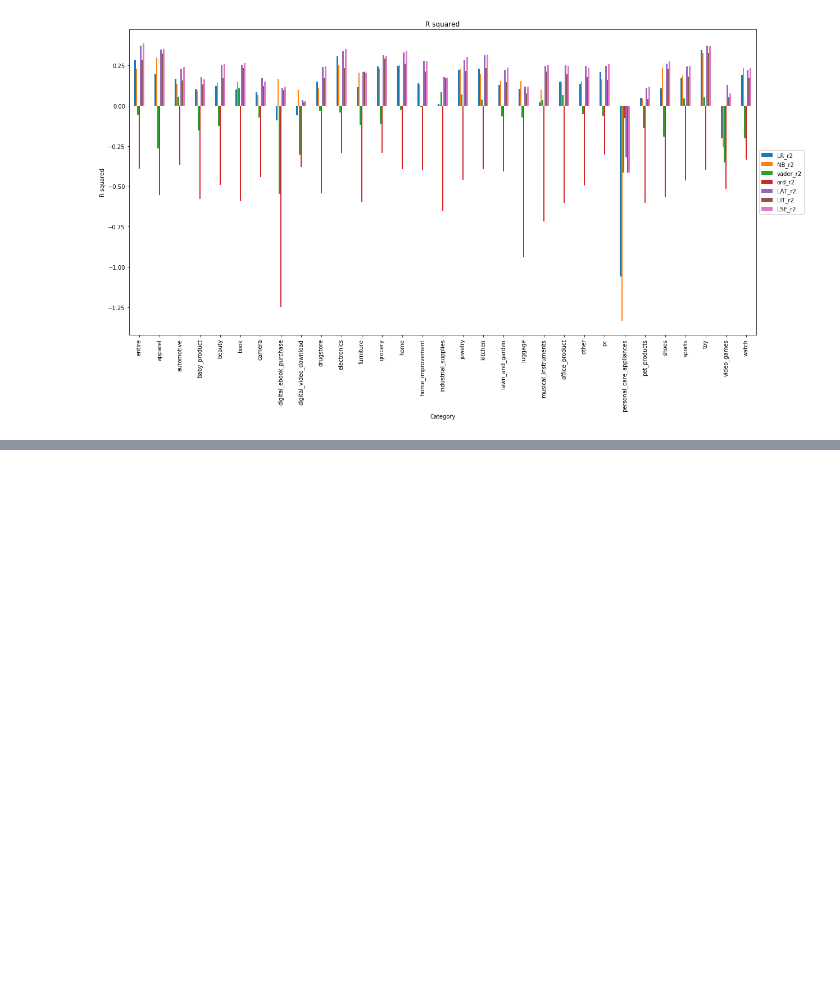
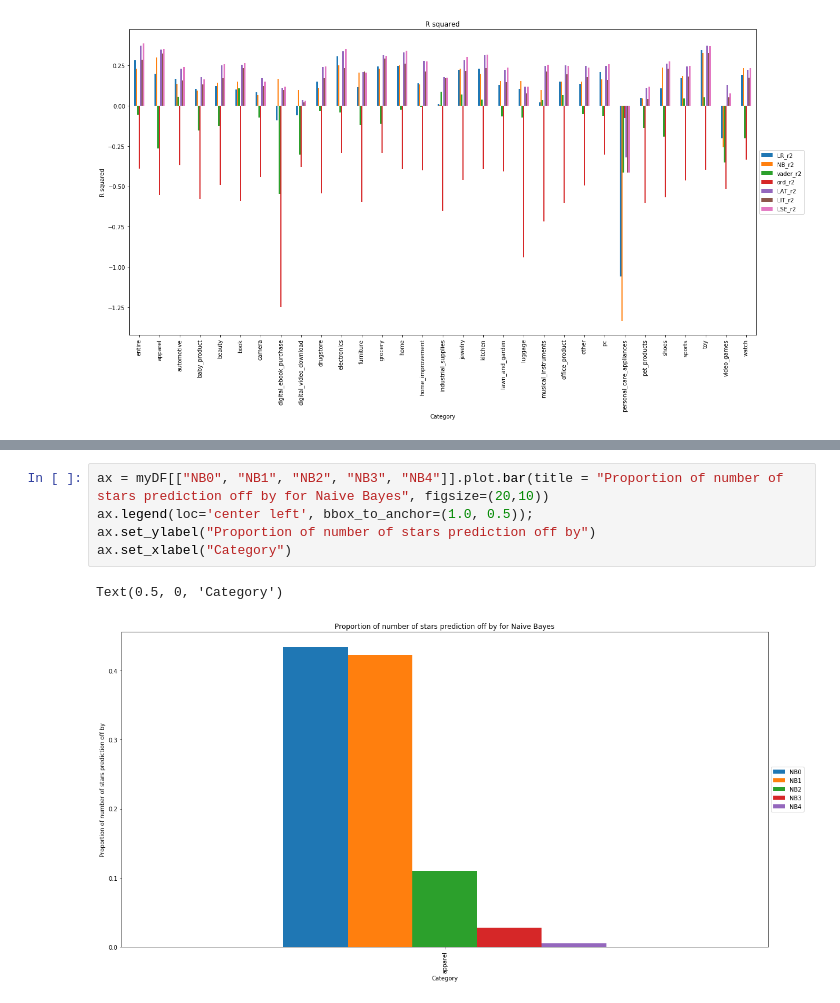
Before and after one commit to krithravi/review-prediction, a Jupyter notebook: graphing.ipynb, the cells around one changed output, grey strips where cells are left out. Saved outputs shown, nothing was run; the diff lists cells and outputs as text; blank space fills up the shorter version.

```diff
--- a/graphing.ipynb
+++ b/graphing.ipynb
@@ -94,0 +79,8 @@ myDF[["LR_my"]]
+# %%
+ax = myDF[["NB0", "NB1", "NB2", "NB3", "NB4"]].plot.bar(title = "Proportion of number of stars prediction off by for Naive Bayes", figsize=(20,10))
+ax.legend(loc='center left', bbox_to_anchor=(1.0, 0.5));
+ax.set_ylabel("Proportion of number of stars prediction off by")
+ax.set_xlabel("Category")
+# %% [output]
+Text(0.5, 0, 'Category')
+[figure, added]
```
Also changed, not shown: parts of 6 cells of this notebook, 4 other files.
